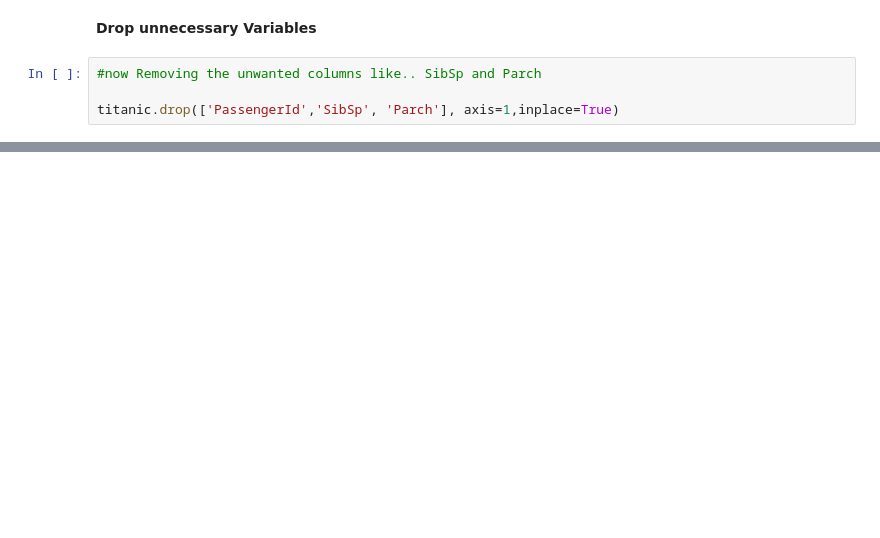
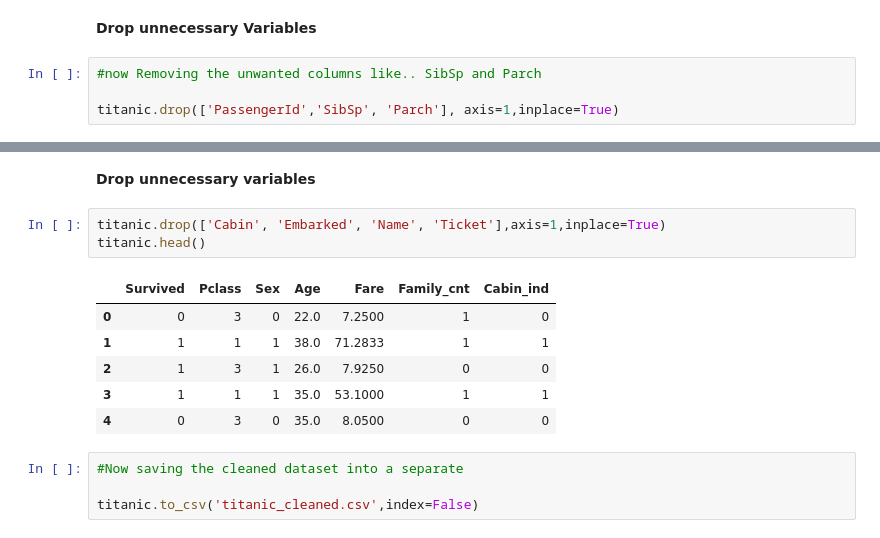
Before and after one commit to Rakeshwar/Applied-Machine-Learning-Algorithms, a Jupyter notebook: My_notebook_followed.ipynb, the cells around one changed output, grey strips where cells are left out. Cells and saved outputs as stored; diff of their text form; blank space fills up the shorter version.

```diff
--- a/My_notebook_followed.ipynb
+++ b/My_notebook_followed.ipynb
@@ -110,0 +169,16 @@ titanic.head()
+# %% [markdown]
+**Drop unnecessary variables**
+# %%
+titanic.drop(['Cabin', 'Embarked', 'Name', 'Ticket'],axis=1,inplace=True)
+titanic.head()
+# %% [output]
+|  | Survived | Pclass | Sex | Age | Fare | Family_cnt | Cabin_ind |
+| 0 | 0 | 3 | 0 | 22.0 | 7.2500 | 1 | 0 |
+| 1 | 1 | 1 | 1 | 38.0 | 71.2833 | 1 | 1 |
+| 2 | 1 | 3 | 1 | 26.0 | 7.9250 | 0 | 0 |
+| 3 | 1 | 1 | 1 | 35.0 | 53.1000 | 1 | 1 |
+| 4 | 0 | 3 | 0 | 35.0 | 8.0500 | 0 | 0 |
+# %%
+#Now saving the cleaned dataset into a separate
+
+titanic.to_csv('titanic_cleaned.csv',index=False)
```
Also changed, not shown: parts of 14 cells of this notebook.
